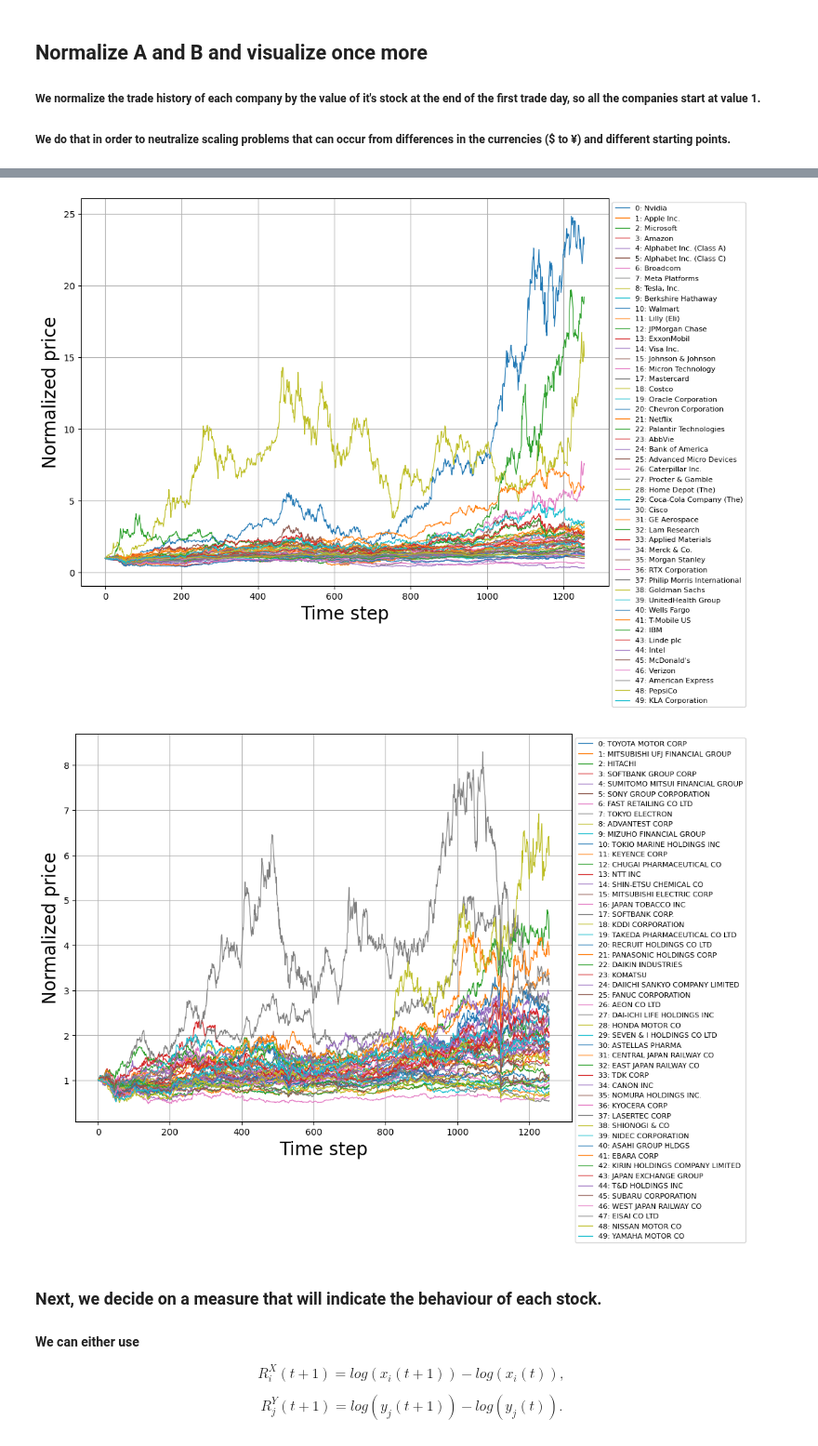
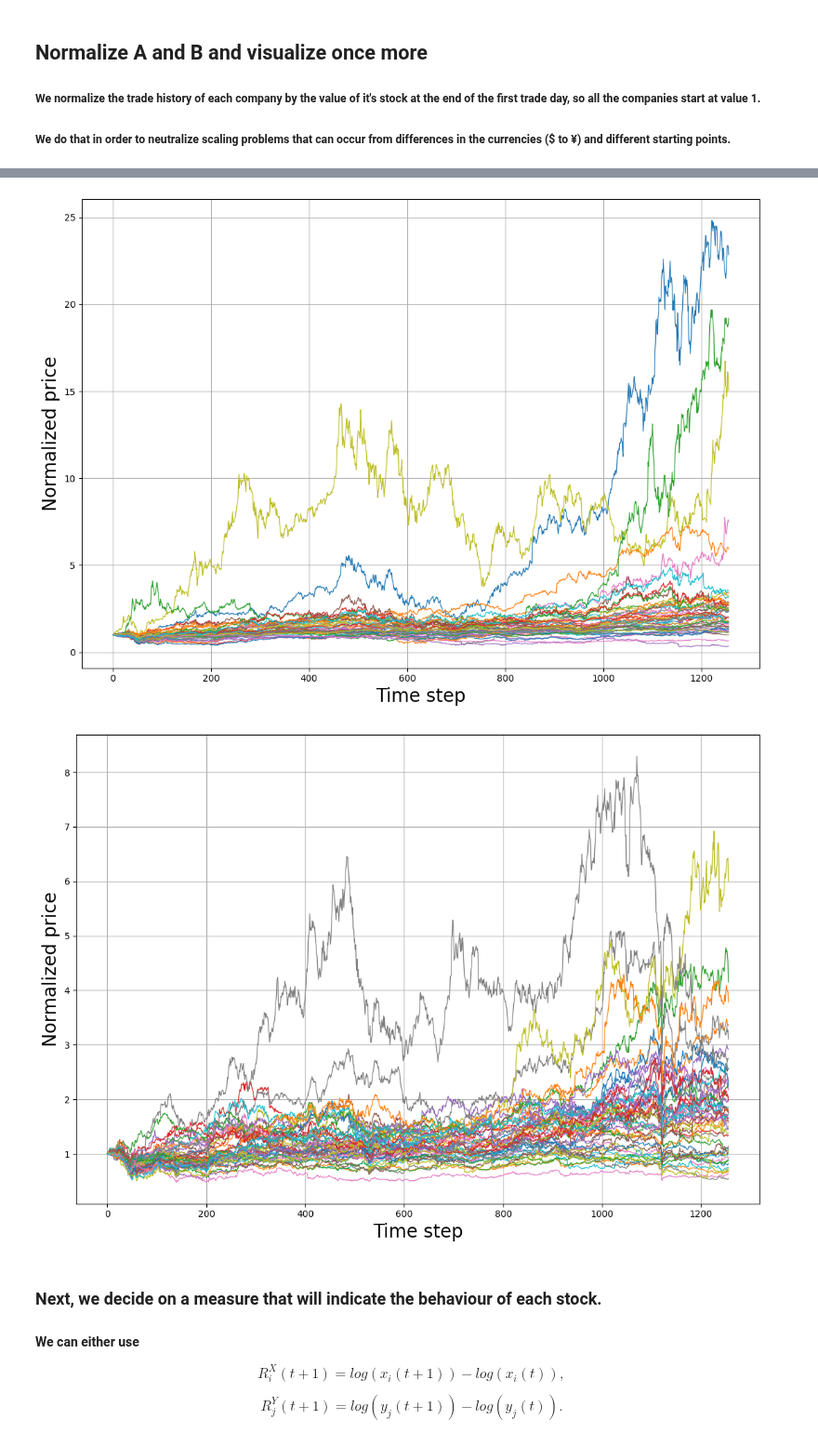
Before and after one commit to GabrielSamberg/Matching-Clustering, a Jupyter notebook: Reproducible_Code/StockMarketRSC.ipynb, the cells around one changed output, grey strips where cells are left out. Shown at 93% size. Drawn from its saved outputs; the diff is of its cells as text; code cells hidden in the pictures.

```diff
--- a/Reproducible_Code/StockMarketRSC.ipynb
+++ b/Reproducible_Code/StockMarketRSC.ipynb
@@ -139,6 +139,7 @@ S&P 500 index-to-name mapping (first 10):
 # Normalize the price data for both datasets by dividing each company's price series by its initial price (at time step 0)
 X_norm = sp500_orig_data / sp500_orig_data[:, [0]]
 Y_norm = japan_orig_data / japan_orig_data[:, [0]]
+
 
 N_COMPANIES = X_norm.shape[0]
 T = X_norm.shape[1]
@@ -176,7 +177,7 @@ for i in range(N_COMPANIES):
 plt.xlabel("Time step", fontsize=20)
 plt.ylabel("Normalized price", fontsize=20)
 plt.grid(True)
-plt.legend(loc="upper left", bbox_to_anchor=(1, 1), fontsize=8)
+# plt.legend(loc="upper left", bbox_to_anchor=(1, 1), fontsize=8)
 plt.tight_layout(rect=[0, 0, 0.8, 1])
 
 # Save the figure to a PDF file in the "Figures" directory
@@ -204,36 +205,36 @@ for i in range(N_COMPANIES):
 plt.xlabel("Time step", fontsize=20)
 plt.ylabel("Normalized price", fontsize=20)
 plt.grid(True)
-plt.legend(loc="upper left", bbox_to_anchor=(1, 1), fontsize=8)
+# plt.legend(loc="upper left", bbox_to_anchor=(1, 1), fontsize=8)
 plt.tight_layout(rect=[0, 0, 0.8, 1])
 
 # Save the figure to a PDF file in the "Figures" directory
 base_dir = Path.cwd()  # instead of __file__
 output_path = base_dir / "Figures" / "stockmarket_figures" / "Japan_financial_data.pdf"
 output_path.parent.mkdir(parents=True, exist_ok=True)
 plt.savefig(output_path, bbox_inches="tight")
 
 plt.show()
 # %% [output]
 S&P 500 index-to-name mapping (first 10):
 0 -> Nvidia
 1 -> Apple Inc.
 2 -> Microsoft
 3 -> Amazon
 4 -> Alphabet Inc. (Class A)
 5 -> Alphabet Inc. (Class C)
 6 -> Broadcom
 7 -> Meta Platforms
 8 -> Tesla, Inc.
 9 -> Berkshire Hathaway
 
 ... (7 lines left out)
 6 -> FAST RETAILING CO LTD
 7 -> TOKYO ELECTRON
 8 -> ADVANTEST CORP
 9 -> MIZUHO FINANCIAL GROUP
-[figure, old version]
+[figure, new version]
-[figure, old version]
+[figure, new version]
 # %% [markdown]
 ### Next, we decide on a measure that will indicate the behaviour of each stock.
 #### We can either use
```
Also changed, not shown: parts of 1 cell of this notebook.
